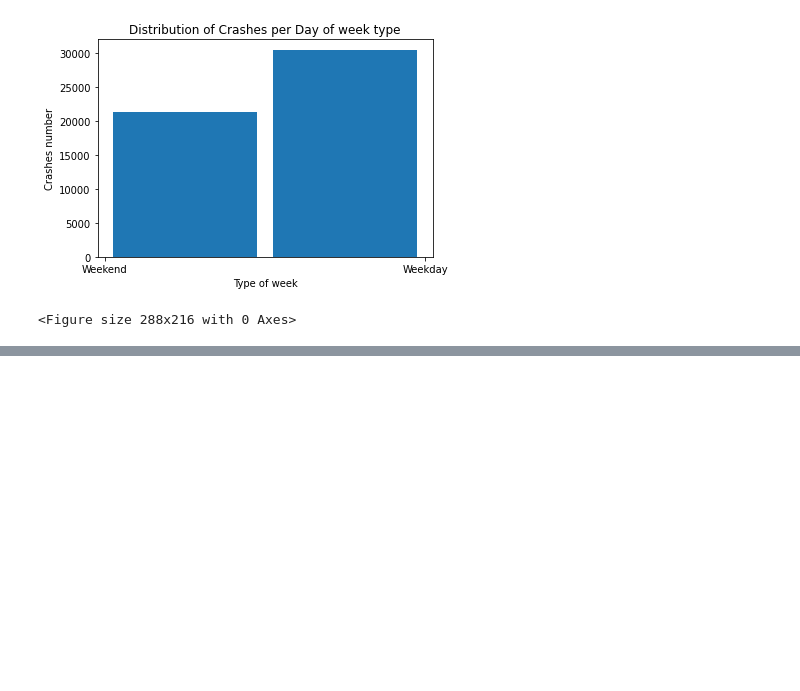
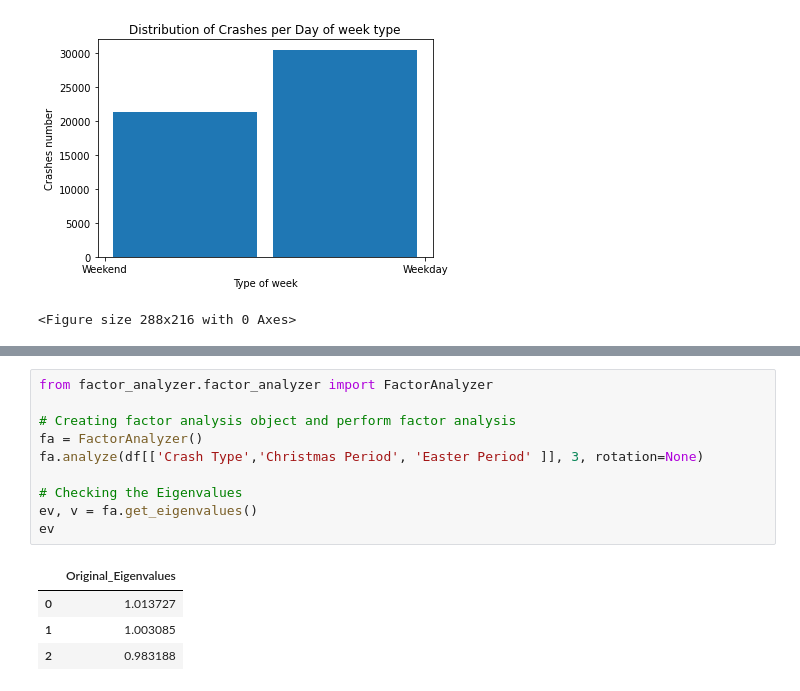
Before and after one commit to andrew-wairegi-school/matrix-project-core-module-1, a Jupyter notebook: Week_5_Matrix_team_Project.ipynb, the cells around one changed output, grey strips where cells are left out. Drawn from its saved outputs; the diff is of its cells as text; blank space fills up the shorter version.

```diff
--- a/Week_5_Matrix_team_Project.ipynb
+++ b/Week_5_Matrix_team_Project.ipynb
@@ -451,0 +560,15 @@ plt.show()
+# %%
+from factor_analyzer.factor_analyzer import FactorAnalyzer
+
+# Creating factor analysis object and perform factor analysis
+fa = FactorAnalyzer()
+fa.analyze(df[['Crash Type','Christmas Period', 'Easter Period' ]], 3, rotation=None)
+
+# Checking the Eigenvalues
+ev, v = fa.get_eigenvalues()
+ev
+# %% [output]
+|  | Original_Eigenvalues |
+| 0 | 1.013727 |
+| 1 | 1.003085 |
+| 2 | 0.983188 |
```
Also changed, not shown: parts of 16 cells of this notebook.
